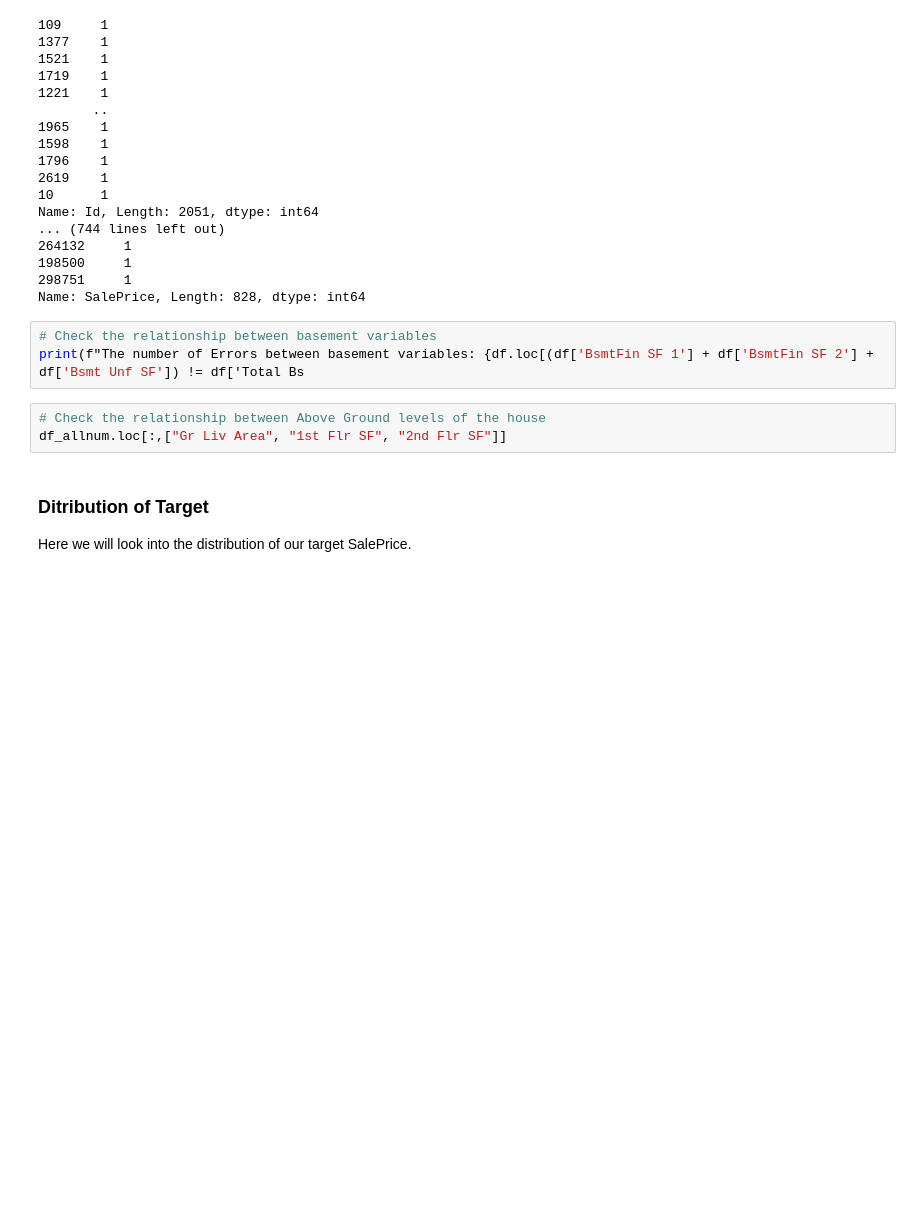
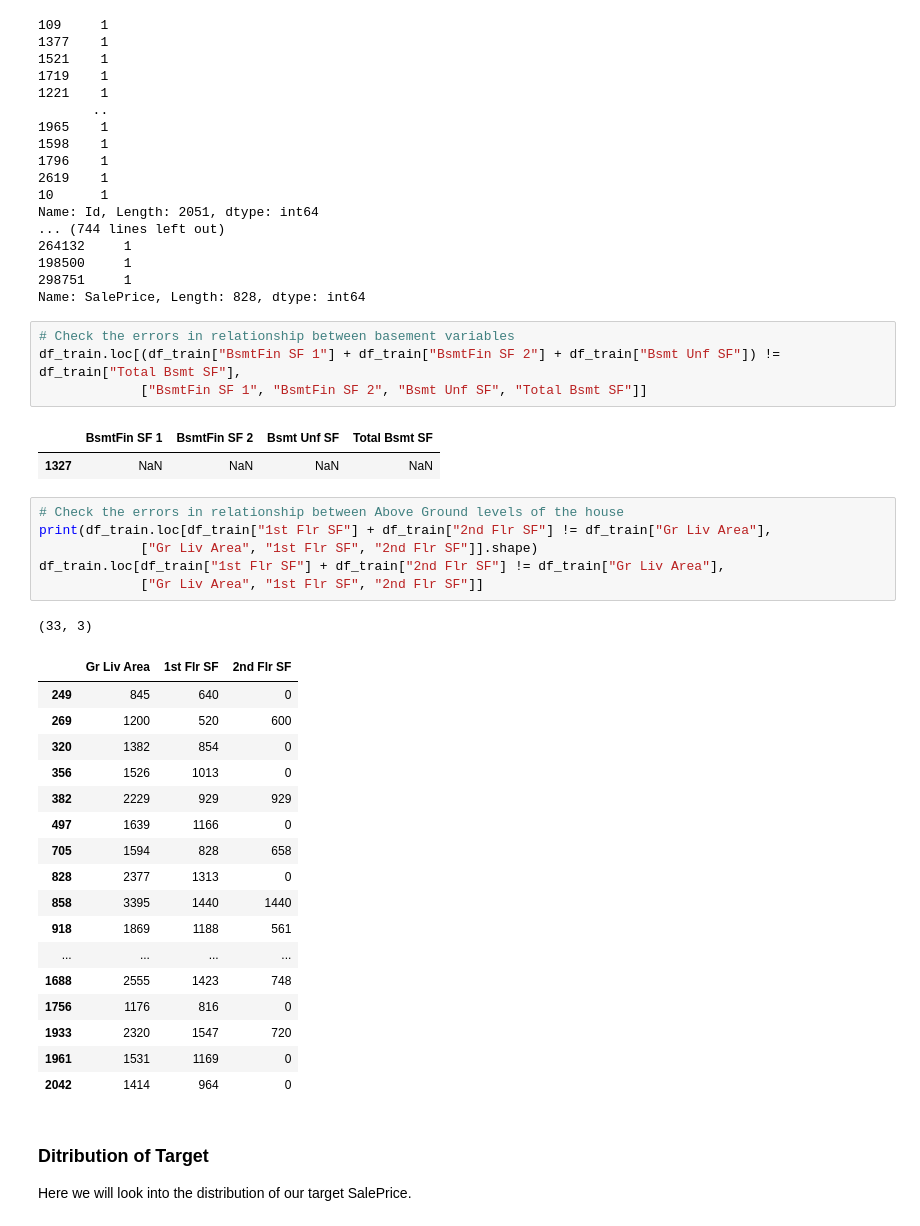
Before and after one commit to farhadfarahanii/Evaluating_House_Prices_In_Ames_Iowa, a Jupyter notebook: code/01_EDA_and_Cleaning.ipynb, the cells around one changed output. Drawn from its saved outputs; the diff is of its cells as text; blank space fills up the shorter version.

```diff
--- a/code/01_EDA_and_Cleaning.ipynb
+++ b/code/01_EDA_and_Cleaning.ipynb
@@ -195,11 +195,37 @@ Name: Id, Length: 2051, dtype: int64
 298751     1
 Name: SalePrice, Length: 828, dtype: int64
 # %%
-# Check the relationship between basement variables
-print(f"The number of Errors between basement variables: {df.loc[(df['BsmtFin SF 1'] + df['BsmtFin SF 2'] + df['Bsmt Unf SF']) != df['Total Bs
+# Check the errors in relationship between basement variables
+df_train.loc[(df_train["BsmtFin SF 1"] + df_train["BsmtFin SF 2"] + df_train["Bsmt Unf SF"]) != df_train["Total Bsmt SF"],
+             ["BsmtFin SF 1", "BsmtFin SF 2", "Bsmt Unf SF", "Total Bsmt SF"]]
+# %% [output]
+|  | BsmtFin SF 1 | BsmtFin SF 2 | Bsmt Unf SF | Total Bsmt SF |
+| 1327 | NaN | NaN | NaN | NaN |
 # %%
-# Check the relationship between Above Ground levels of the house
-df_allnum.loc[:,["Gr Liv Area", "1st Flr SF", "2nd Flr SF"]]
+# Check the errors in relationship between Above Ground levels of the house
+print(df_train.loc[df_train["1st Flr SF"] + df_train["2nd Flr SF"] != df_train["Gr Liv Area"],
+             ["Gr Liv Area", "1st Flr SF", "2nd Flr SF"]].shape)
+df_train.loc[df_train["1st Flr SF"] + df_train["2nd Flr SF"] != df_train["Gr Liv Area"],
+             ["Gr Liv Area", "1st Flr SF", "2nd Flr SF"]]
+# %% [output]
+(33, 3)
+|  | Gr Liv Area | 1st Flr SF | 2nd Flr SF |
+| 249 | 845 | 640 | 0 |
+| 269 | 1200 | 520 | 600 |
+| 320 | 1382 | 854 | 0 |
+| 356 | 1526 | 1013 | 0 |
+| 382 | 2229 | 929 | 929 |
+| 497 | 1639 | 1166 | 0 |
+| 705 | 1594 | 828 | 658 |
+| 828 | 2377 | 1313 | 0 |
+| 858 | 3395 | 1440 | 1440 |
+| 918 | 1869 | 1188 | 561 |
+| ... | ... | ... | ... |
+| 1688 | 2555 | 1423 | 748 |
+| 1756 | 1176 | 816 | 0 |
+| 1933 | 2320 | 1547 | 720 |
+| 1961 | 1531 | 1169 | 0 |
+| 2042 | 1414 | 964 | 0 |
 # %% [markdown]
 ### Ditribution of Target
 Here we will look into the distribution of our target SalePrice.
```
Also changed, not shown: parts of 25 cells of this notebook, 3 other files.
